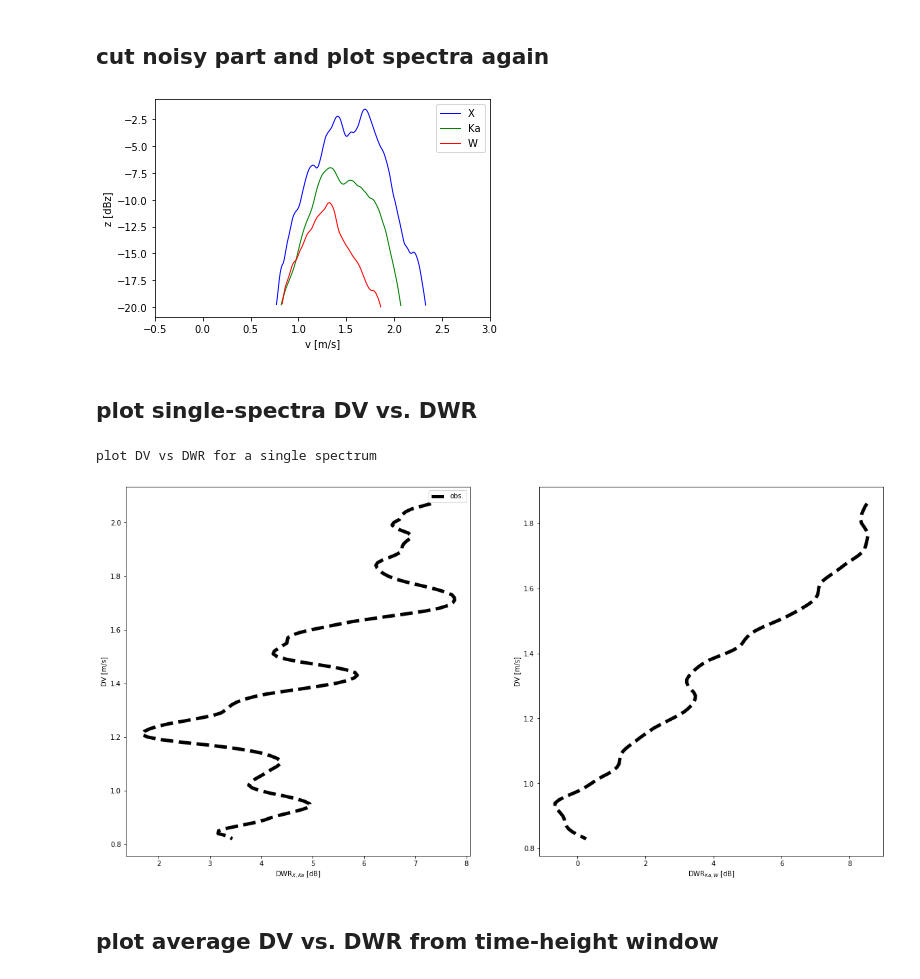
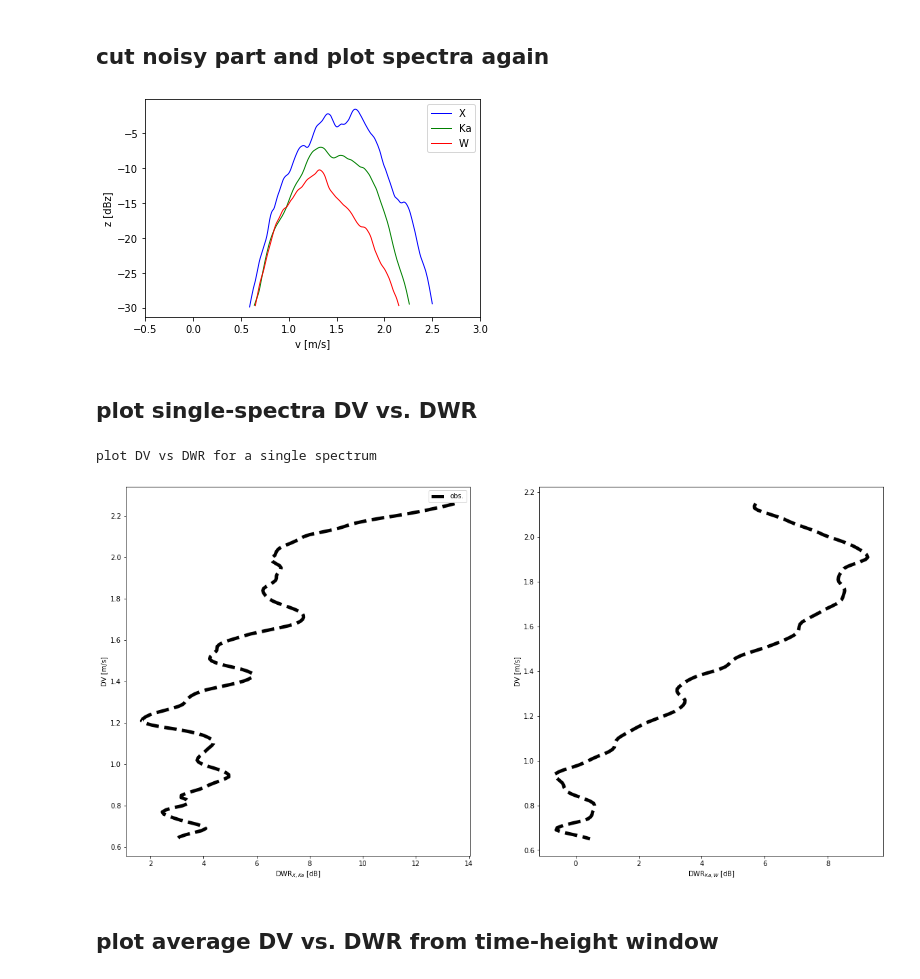
Before and after one commit to OPTIMICe-team/PSDretrieval, a Jupyter notebook: notebooks/ShowcaseRetrievalNew.ipynb, the cells around one changed output. Saved outputs shown, nothing was run; the diff lists cells and outputs as text; code cells hidden in the pictures.

```diff
--- a/notebooks/ShowcaseRetrievalNew.ipynb
+++ b/notebooks/ShowcaseRetrievalNew.ipynb
@@ -37,3 +48,5 @@ TODO: this lines should be checked with a time period with two peaks
+# %%
+SpecWindow = pR.addVerticalWindToSpecWindow(SpecWindow,None,addManually=True,manualW=0.5)
 # %% [markdown]
 ## plot W-shifted spectra
 # %%
@@ -46,11 +59,12 @@ ax = pl.plotObsSpectra(SpecSingleWshifted,ax)
 # %%
 fig,ax = plt.subplots(nrows=1,ncols=1)
 #cut spectra
-SpecWindow = pR.cutLowZe(SpecWindow,zeThreshold=-20)
-SpecSingleWshiftedCut = pR.cutLowZe(SpecSingleWshifted.copy(),zeThreshold=-20)
+zeThreshold=-30
+SpecWindow = pR.cutLowZe(SpecWindow,zeThreshold=zeThreshold)
+SpecSingleWshiftedCut = pR.cutLowZe(SpecSingleWshifted.copy(),zeThreshold=zeThreshold)
 ax = pl.plotObsSpectra(SpecSingleWshiftedCut,ax)
 # %% [output]
-[figure, old version]
+[figure, new version]
 # %% [markdown]
 ## plot single-spectra DV vs. DWR
 # %%
@@ -58,7 +72,7 @@ fig2,axes2 = plt.subplots(nrows=1,ncols=2,figsize=(20,10))
 __ = pl.plotSDWRvsDVobs(SpecSingleWshiftedCut,axes2)
 # %% [output]
 plot DV vs DWR for a single spectrum
-[figure, old version]
+[figure, new version]
 # %% [markdown]
 ## plot average DV vs. DWR from time-height window
 # %%
```
Also changed, not shown: parts of 3 cells of this notebook, 3 other files.
